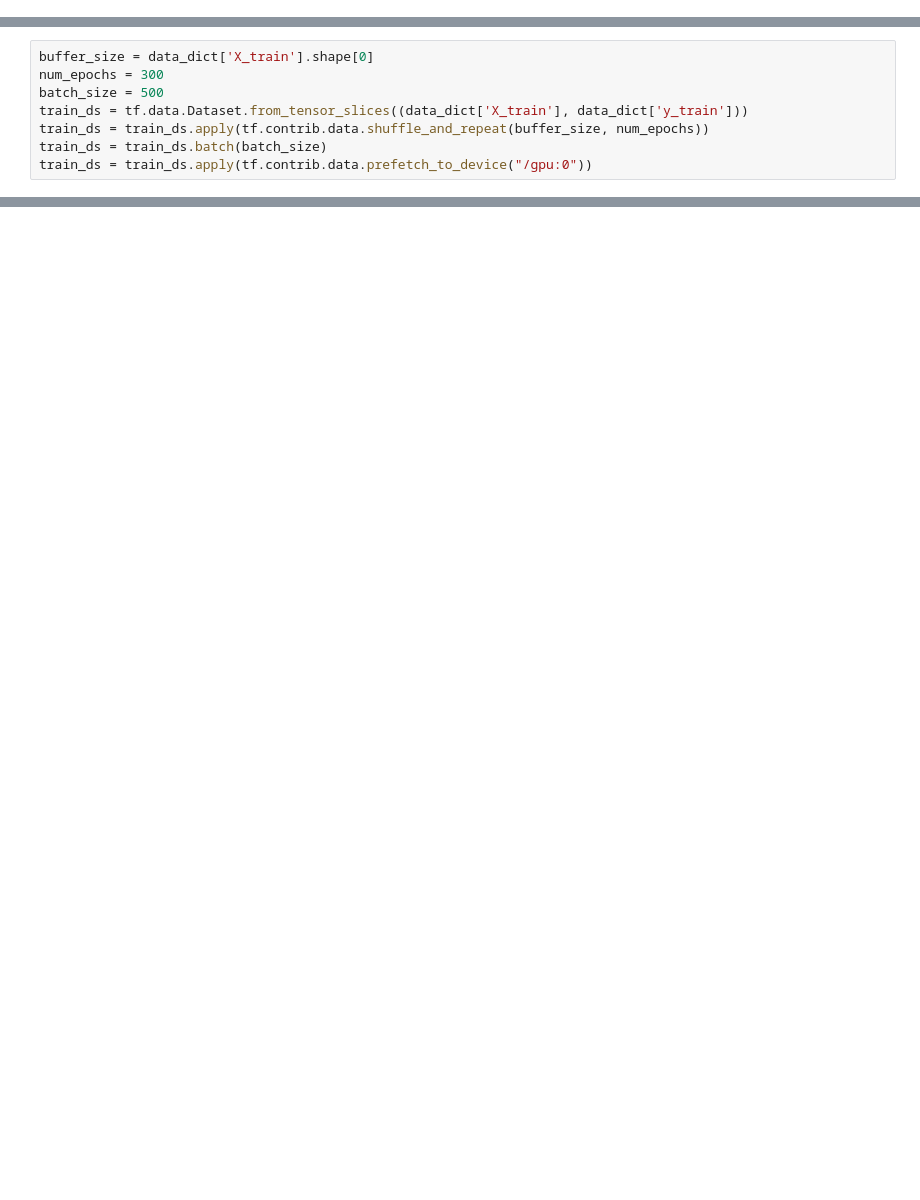
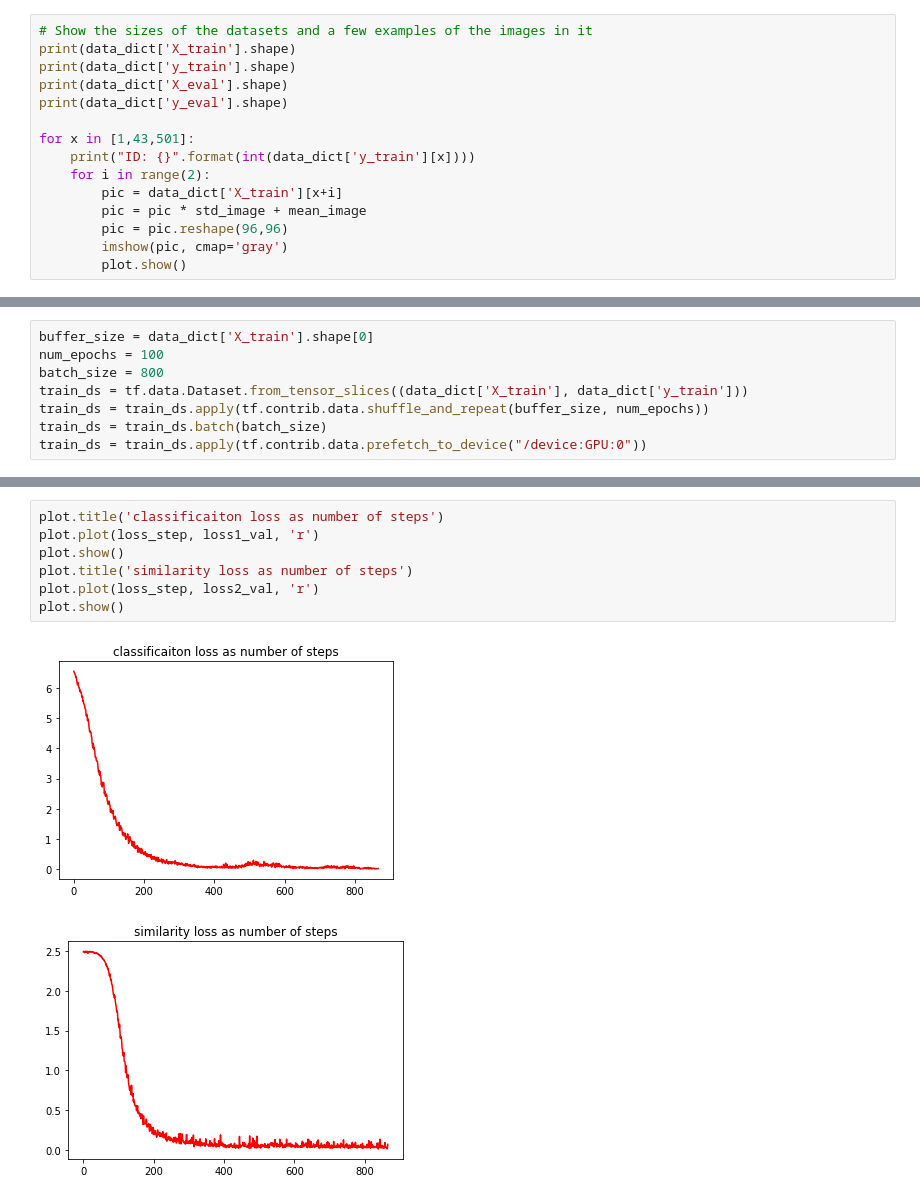
Before and after one commit to michaelfiman/face_rec, a Jupyter notebook: FERET_main_class_compare.ipynb, the cells around one changed output, grey strips where cells are left out. Cells and saved outputs as stored; diff of their text form; blank space fills up the shorter version.

Commit message:
Adding additional graphs and explanations. Creating a seperate file for final model

```diff
--- a/FERET_main_class_compare.ipynb
+++ b/FERET_main_class_compare.ipynb
@@ -38,0 +32,15 @@ print(data_dict['y_eval'].shape)
+# %%
+# Show the sizes of the datasets and a few examples of the images in it
+print(data_dict['X_train'].shape)
+print(data_dict['y_train'].shape)
+print(data_dict['X_eval'].shape)
+print(data_dict['y_eval'].shape)
+
+for x in [1,43,501]:
+    print("ID: {}".format(int(data_dict['y_train'][x])))
+    for i in range(2):
+        pic = data_dict['X_train'][x+i]
+        pic = pic * std_image + mean_image
+        pic = pic.reshape(96,96)
+        imshow(pic, cmap='gray')
+        plot.show()
@@ -200,8 +246,8 @@ class CombinedClassifier(tf.keras.Model):
 # %%
 buffer_size = data_dict['X_train'].shape[0]
-num_epochs = 300
-batch_size = 500
+num_epochs = 100
+batch_size = 800
 train_ds = tf.data.Dataset.from_tensor_slices((data_dict['X_train'], data_dict['y_train']))
 train_ds = train_ds.apply(tf.contrib.data.shuffle_and_repeat(buffer_size, num_epochs))
 train_ds = train_ds.batch(batch_size)
-train_ds = train_ds.apply(tf.contrib.data.prefetch_to_device("/gpu:0"))
+train_ds = train_ds.apply(tf.contrib.data.prefetch_to_device("/device:GPU:0"))
@@ -269,0 +317,10 @@ tf.Tensor(0.73134327, shape=(), dtype=float32) 0.9422829671865393
+# %%
+plot.title('classificaiton loss as number of steps')
+plot.plot(loss_step, loss1_val, 'r')
+plot.show()
+plot.title('similarity loss as number of steps')
+plot.plot(loss_step, loss2_val, 'r')
+plot.show()
+# %% [output]
+[figure, added]
+[figure, added]
```
Also changed, not shown: parts of 30 cells of this notebook, 3 other files.
